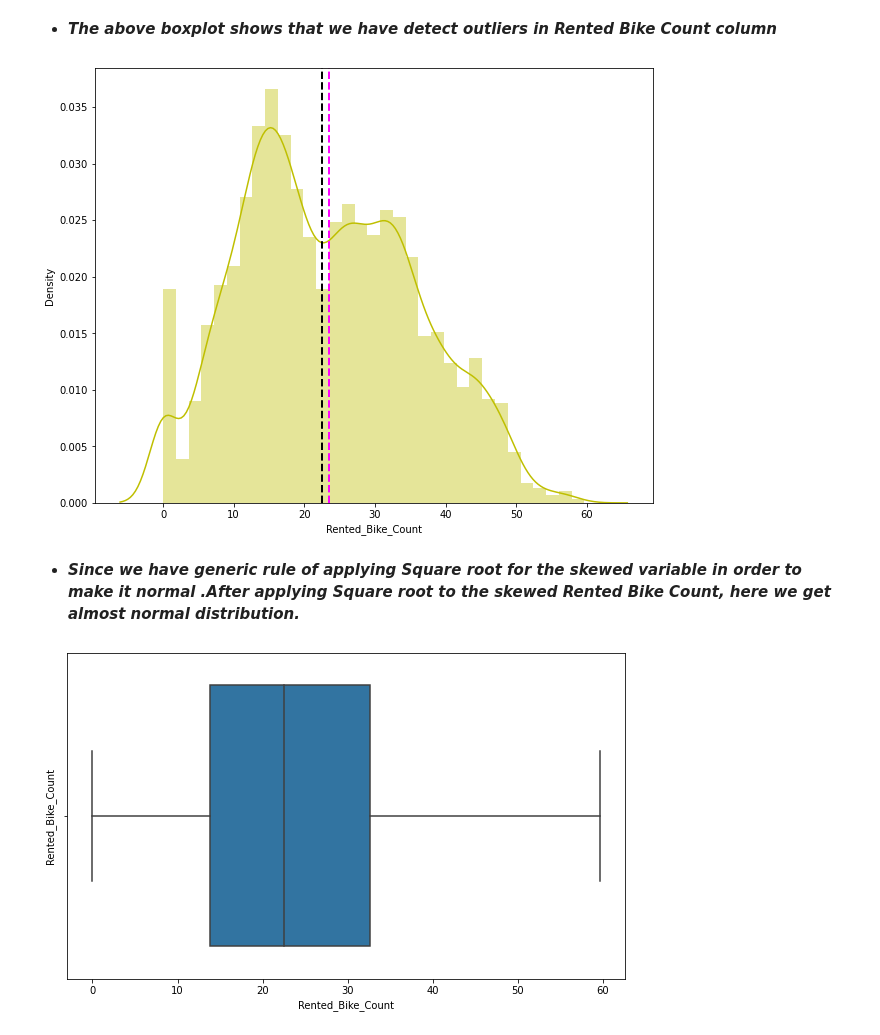
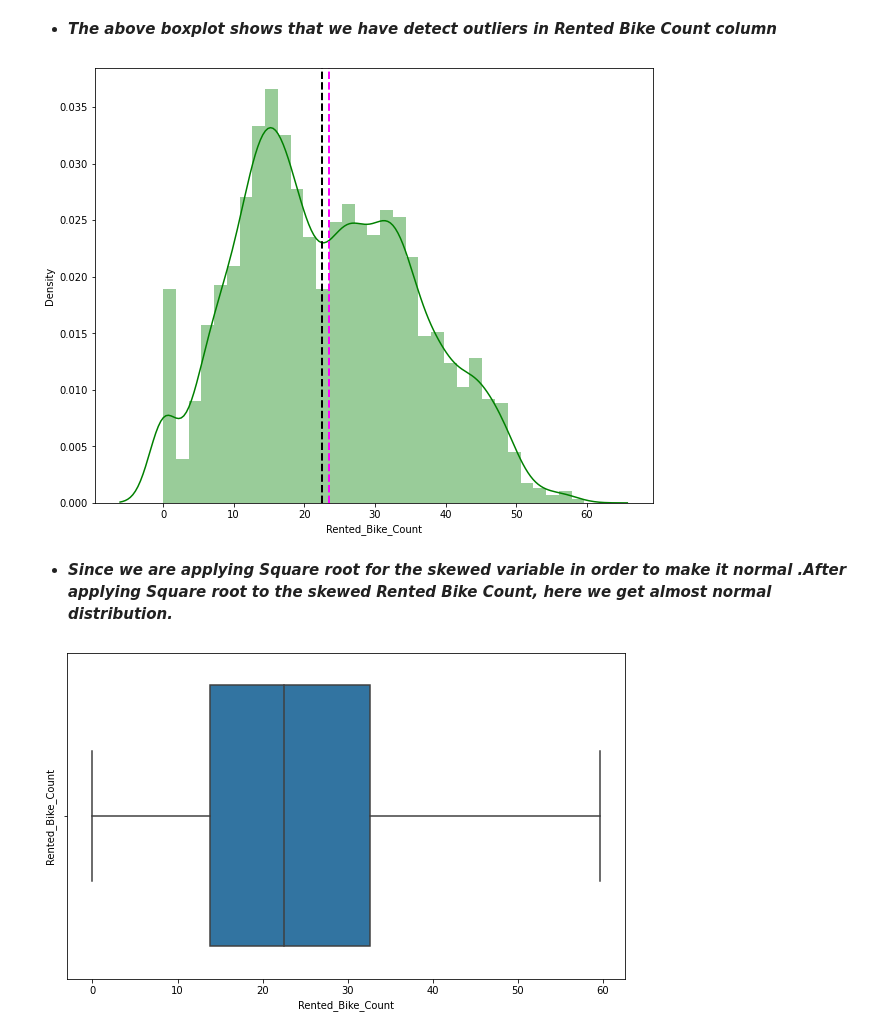
Before and after one commit to spradeepgit/Bike-Sharing-Demand-Prediction.ipynb, a Jupyter notebook: Bike_Sharing_Demand_Prediction.ipynb, the cells around one changed output. Drawn from its saved outputs; the diff is of its cells as text; code cells hidden in the pictures.

```diff
--- a/Bike_Sharing_Demand_Prediction.ipynb
+++ b/Bike_Sharing_Demand_Prediction.ipynb
@@ -665,18 +664,18 @@ plt.show()
 # %%
 #Applying square root to Rented Bike Count to improve skewness
 plt.figure(figsize=(10,8))
 plt.xlabel('Rented Bike Count')
 plt.ylabel('Density')
 
-ax=sns.distplot(np.sqrt(bike_df['Rented_Bike_Count']), color="y")
+ax=sns.distplot(np.sqrt(bike_df['Rented_Bike_Count']), color="g")
 ax.axvline(np.sqrt(bike_df['Rented_Bike_Count']).mean(), color='magenta', linestyle='dashed', linewidth=2)
 ax.axvline(np.sqrt(bike_df['Rented_Bike_Count']).median(), color='black', linestyle='dashed', linewidth=2)
 
 plt.show()
 # %% [output]
-[figure, old version]
+[figure, new version]
 # %% [markdown]
-* ***Since we have generic rule of applying Square root for the skewed variable in order to make it normal .After applying Square root to the skewed Rented Bike Count, here we get almost normal distribution.***
+* ***Since we are applying Square root for the skewed variable in order to make it normal .After applying Square root to the skewed Rented Bike Count, here we get almost normal distribution.***
 # %%
 #After applying sqrt on Rented Bike Count check wheater we still have outliers
 plt.figure(figsize=(10,6))
```
Also changed, not shown: parts of 102 cells of this notebook.
